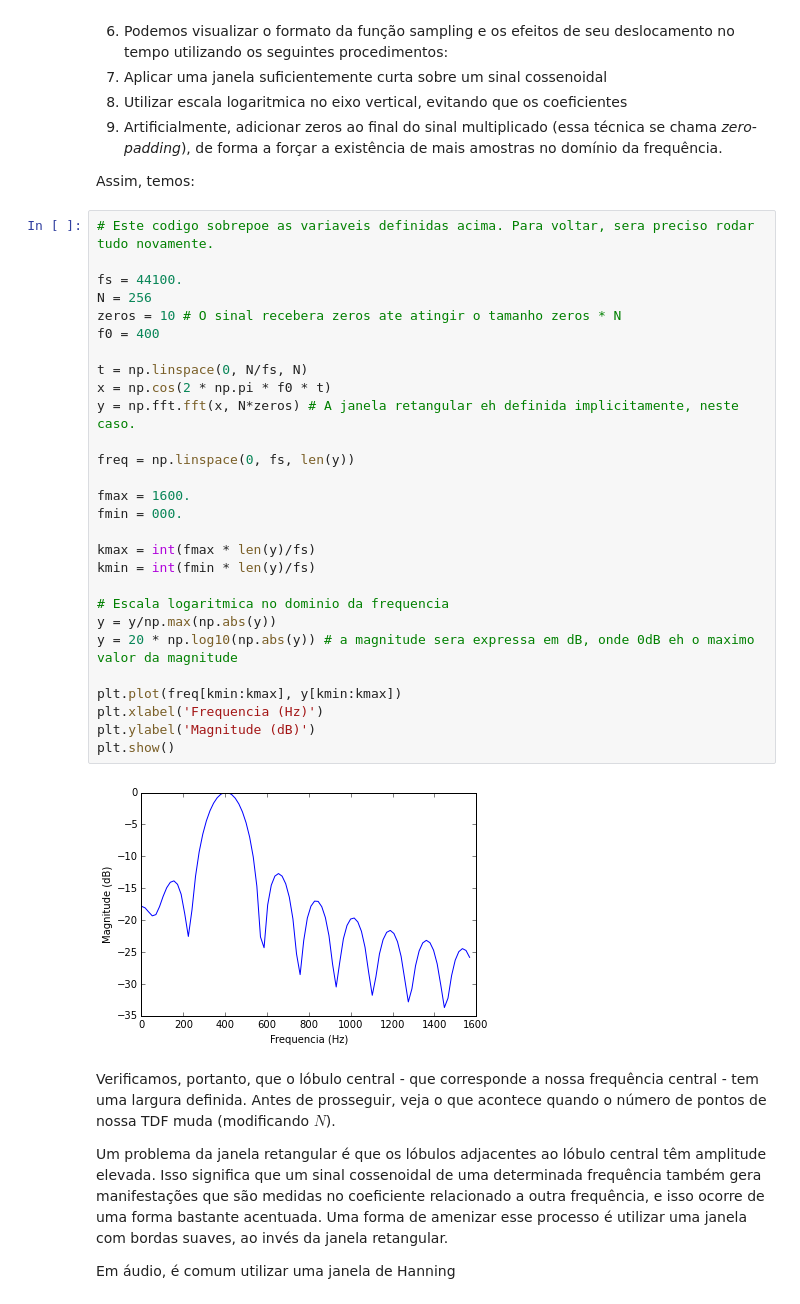
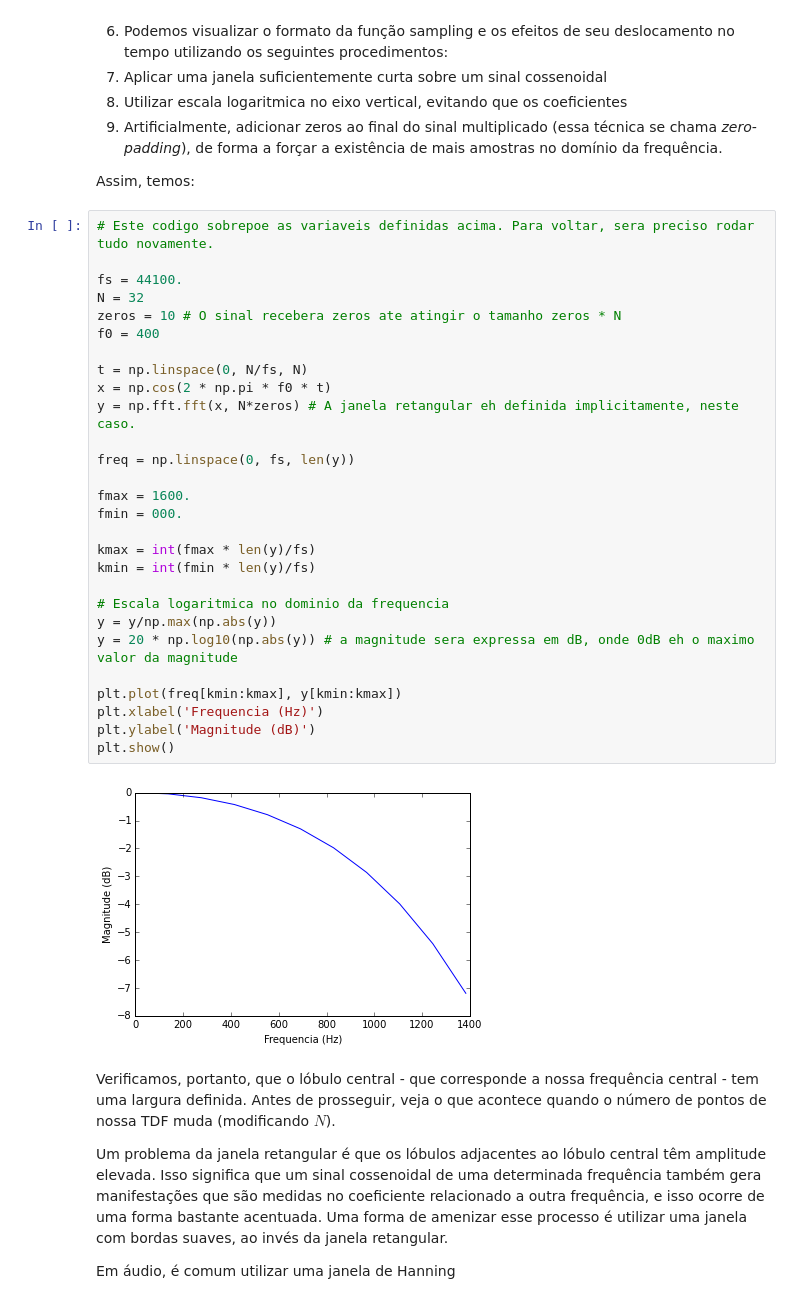
Before and after one commit to marcospiau/curso_audio, a Jupyter notebook: tdf_audio.ipynb, the cells around one changed output. Drawn from its saved outputs; the diff is of its cells as text.

```diff
--- a/tdf_audio.ipynb
+++ b/tdf_audio.ipynb
@@ -266,33 +266,33 @@ Assim, temos:
 # %%
 # Este codigo sobrepoe as variaveis definidas acima. Para voltar, sera preciso rodar tudo novamente.
 
 fs = 44100.
-N = 256
+N = 32
 zeros = 10 # O sinal recebera zeros ate atingir o tamanho zeros * N
 f0 = 400
 
 t = np.linspace(0, N/fs, N)
 x = np.cos(2 * np.pi * f0 * t)
 y = np.fft.fft(x, N*zeros) # A janela retangular eh definida implicitamente, neste caso.
 
 freq = np.linspace(0, fs, len(y))
 
 fmax = 1600.
 fmin = 000.
 
 kmax = int(fmax * len(y)/fs)
 kmin = int(fmin * len(y)/fs)
 
 # Escala logaritmica no dominio da frequencia
 y = y/np.max(np.abs(y))
 y = 20 * np.log10(np.abs(y)) # a magnitude sera expressa em dB, onde 0dB eh o maximo valor da magnitude
 
 plt.plot(freq[kmin:kmax], y[kmin:kmax])
 plt.xlabel('Frequencia (Hz)')
 plt.ylabel('Magnitude (dB)')
 plt.show()
 # %% [output]
-[figure, old version]
+[figure, new version]
 # %% [markdown]
 Verificamos, portanto, que o lóbulo central - que corresponde a nossa frequência central - tem uma largura definida. Antes de prosseguir, veja o que acontece quando o número de pontos de nossa TDF muda (modificando $N$).
 
```
Also changed, not shown: parts of 2 cells of this notebook, 2 other files.
